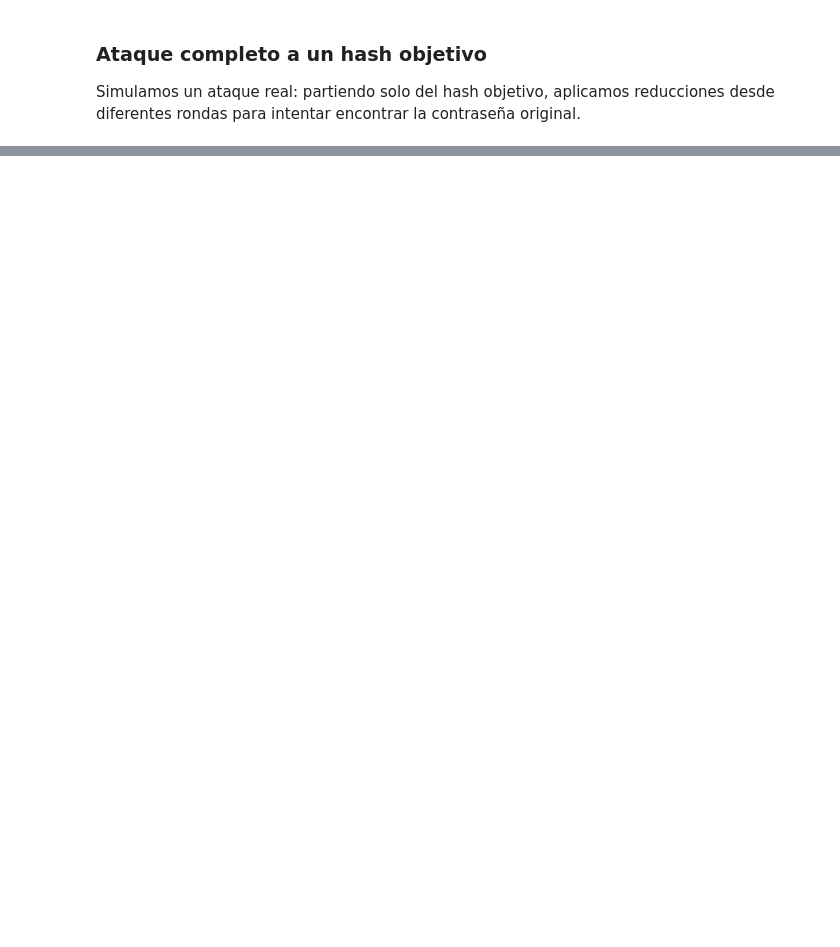
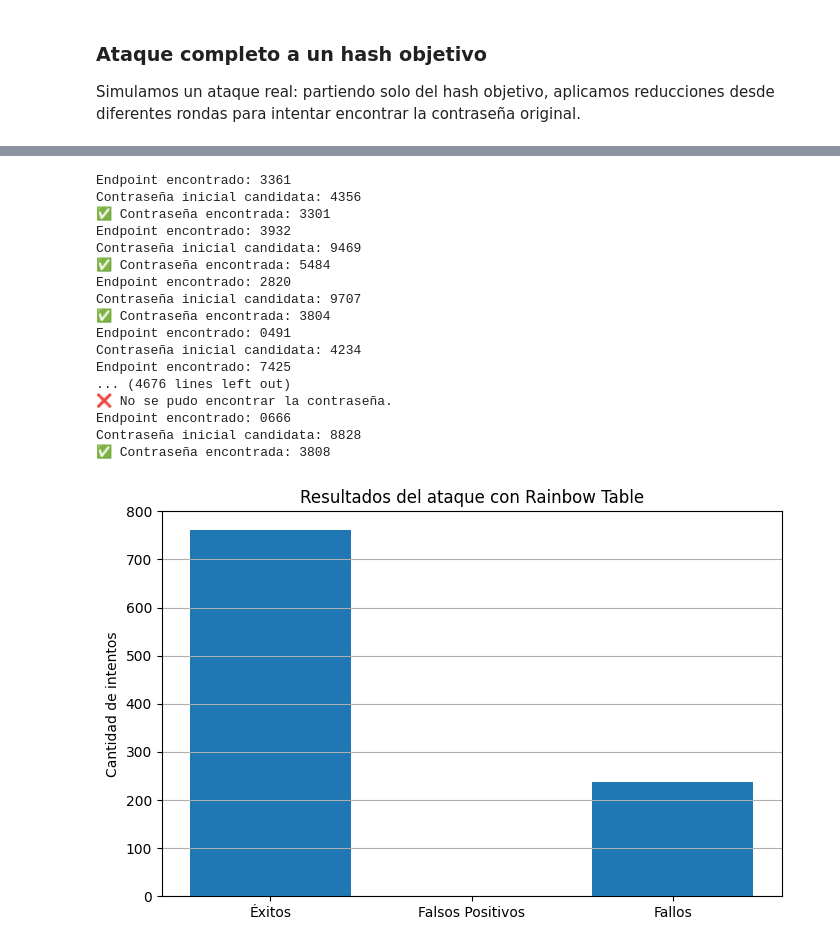
Before and after one commit to Nachosanchezz/Criptografia, a Jupyter notebook: Tarea_RainbowTable.ipynb, the cells around one changed output, grey strips where cells are left out. Drawn from its saved outputs; the diff is of its cells as text; code cells hidden in the pictures; blank space fills up the shorter version.

```diff
--- a/Tarea_RainbowTable.ipynb
+++ b/Tarea_RainbowTable.ipynb
@@ -149,18 +133,13 @@ Número de colisiones: 6843
 ### Generación del hash objetivo y su endpoint
 Elegimos una contraseña real, calculamos su cadena de transformación y anotamos el endpoint resultante.
 # %%
-# ------------------------
-# Generación del endpoint para una contraseña real
-# ------------------------
+contraseña_real = "1234"
+longitud_cadena = 4
 
-real_password = "1234"  # Puedes cambiarla por otra contraseña de 4 dígitos
-chain_length = 4
+endpoint = construir_cadena(contraseña_real, longitud_cadena)
 
-# Calculamos su cadena de transformación
-endpoint = build_chain(real_password, chain_length)
-
-print(f"Contraseña real: {real_password}")
-print(f"Endpoint generado tras {chain_length} transformaciones: {endpoint}")
+print(f"Contraseña real: {contraseña_real}")
+print(f"Endpoint generado tras {longitud_cadena} transformaciones: {endpoint}")
 # %% [output]
 Contraseña real: 1234
 Endpoint generado tras 4 transformaciones: 5595
@@ -326 +207,55 @@ Contraseña inicial candidata: 7554
+# %%
+import matplotlib.pyplot as plt
+import random
+
+# Contadores
+aciertos = 0
+falsos_positivos = 0
+fallos = 0
+
+intentos = 1000  # Puedes cambiar el número de pruebas
+
+for _ in range(intentos):
+    real = f"{random.randint(0, 9999):04d}"
+    hash_real = hashlib.md5(real.encode()).hexdigest()
+
+    resultado = romper_hash_con_tabla(hash_real)
+
+    if resultado == real:
+        aciertos += 1
+    elif resultado is not None and resultado != real:
+        falsos_positivos += 1
+    else:
+        fallos += 1
+
+# Datos para la gráfica
+etiquetas = ['Éxitos', 'Falsos Positivos', 'Fallos']
+valores = [aciertos, falsos_positivos, fallos]
+
+# Gráfica
+plt.figure(figsize=(8, 5))
+plt.bar(etiquetas, valores)
+plt.title("Resultados del ataque con Rainbow Table")
+plt.ylabel("Cantidad de intentos")
+plt.grid(axis='y')
+plt.show()
+# %% [output]
+Endpoint encontrado: 3361
+Contraseña inicial candidata: 4356
+✅ Contraseña encontrada: 3301
+Endpoint encontrado: 3932
+Contraseña inicial candidata: 9469
+✅ Contraseña encontrada: 5484
+Endpoint encontrado: 2820
+Contraseña inicial candidata: 9707
+✅ Contraseña encontrada: 3804
+Endpoint encontrado: 0491
+Contraseña inicial candidata: 4234
+Endpoint encontrado: 7425
+... (4676 lines left out)
+❌ No se pudo encontrar la contraseña.
+Endpoint encontrado: 0666
+Contraseña inicial candidata: 8828
+✅ Contraseña encontrada: 3808
+[figure, added]
 # %% [markdown]
```
Also changed, not shown: parts of 10 cells of this notebook, 1 other file.
